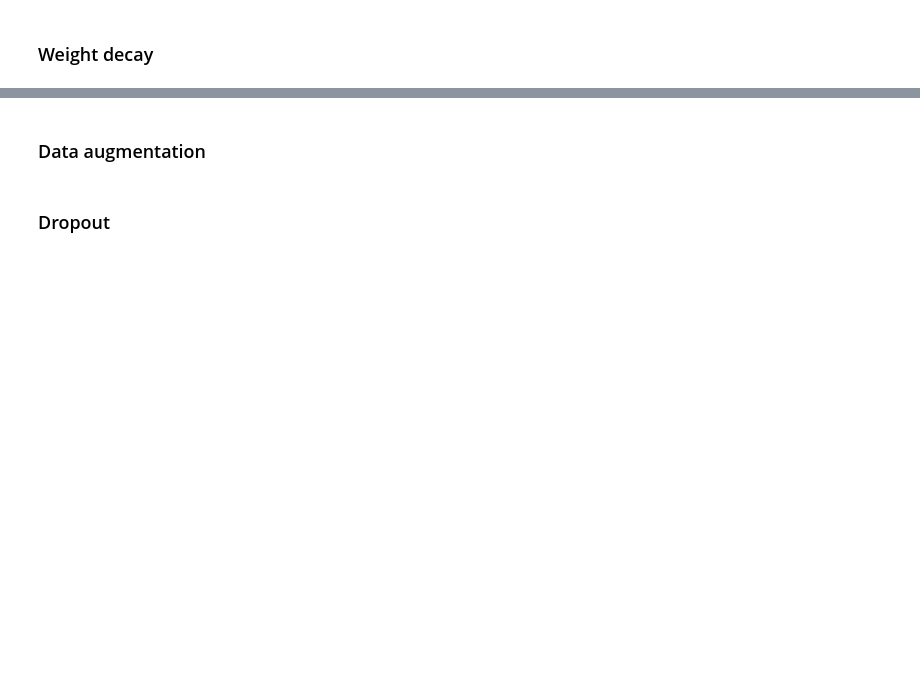
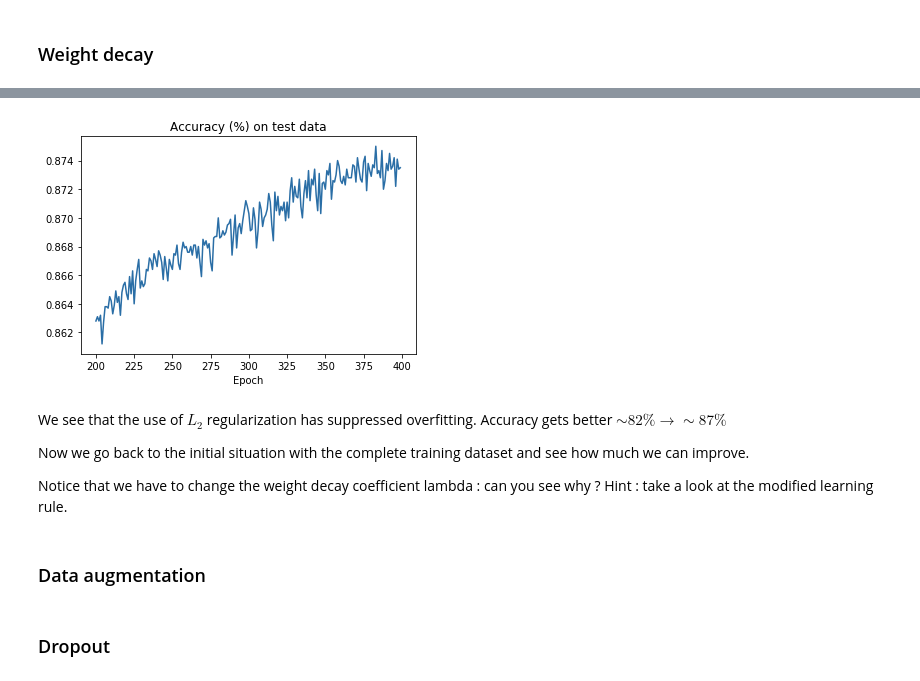
Before and after one commit to ansuini/Winter_School_QLS_2018, a Jupyter notebook: Lecture2/Overfitting_and_Regularization.ipynb, the cells around one changed output, grey strips where cells are left out. Drawn from its saved outputs; the diff is of its cells as text; code cells hidden in the pictures; blank space fills up the shorter version.

```diff
--- a/Lecture2/Overfitting_and_Regularization.ipynb
+++ b/Lecture2/Overfitting_and_Regularization.ipynb
@@ -80,6 +80,9 @@ del net
 # %%
-# to reload the network
-#net = network2.load('net1')
+# how to reload this network
+
+del net
+
+net = network2.load('net1')
 # %% [markdown]
 # Overfitting
 
@@ -169,2 +176,25 @@ also in somewhat artificial ways like data *augmentation*.
 # %% [markdown]
 ### Weight decay
+# %%
+TRAIN = False
+epochs = 400
+
+if TRAIN:
+    training_data, validation_data, test_data = mnist_loader.load_data_wrapper()
+    training_data = list(training_data)
+    validation_data = list(validation_data)
+    test_data = list(test_data)
+    net = network2.Network([784, 30, 10], cost=network2.CrossEntropyCost)
+    net.large_weight_initializer()
+    _, evaluation_accuracy, _, training_accuracy = net.SGD(training_data[:1000], epochs, 10, 0.5,
+                                                           evaluation_data=test_data, lmbda = 0.1,
+                                                           monitor_evaluation_cost=True, monitor_evaluation_accuracy=True,
+                                                           monitor_training_cost=True, monitor_training_accuracy=True)
+
+    net.save('net2')
+    np.save('training_accuracy2.npy', training_accuracy)
+    np.save('evaluation_accuracy2.npy', evaluation_accuracy)
+else:
+    net = network2.load('net2')
+    training_accuracy = np.load('training_accuracy2.npy')
+    evaluation_accuracy = np.load('evaluation_accuracy2.npy')
@@ -170,0 +219,21 @@ also in somewhat artificial ways like data *augmentation*.
+# %%
+import numpy as np
+from matplotlib import pyplot as plt
+fig = plt.figure()
+ax = fig.add_subplot(111)
+ax.plot(np.arange(200, epochs, 1), np.array(evaluation_accuracy)[200:]/10000, color='#2A6EA6',
+            label="Accuracy on the test data")
+ax.set_xlabel('Epoch')
+ax.set_title('Accuracy (%) on test data')
+plt.show()
+# %% [output]
+[figure, added]
+# %% [markdown]
+We see that the use of $L_2$ regularization has suppressed overfitting.
+Accuracy gets better $\sim 82 \% \rightarrow \sim 87 \%$
+
+Now we go back to the initial situation with the complete training dataset and
+see how much we can improve.
+
+Notice that we have to change the weight decay coefficient lambda : can you see why ?
+Hint : take a look at the modified learning rule.
```
Also changed, not shown: parts of 8 cells of this notebook, 6 other files.
